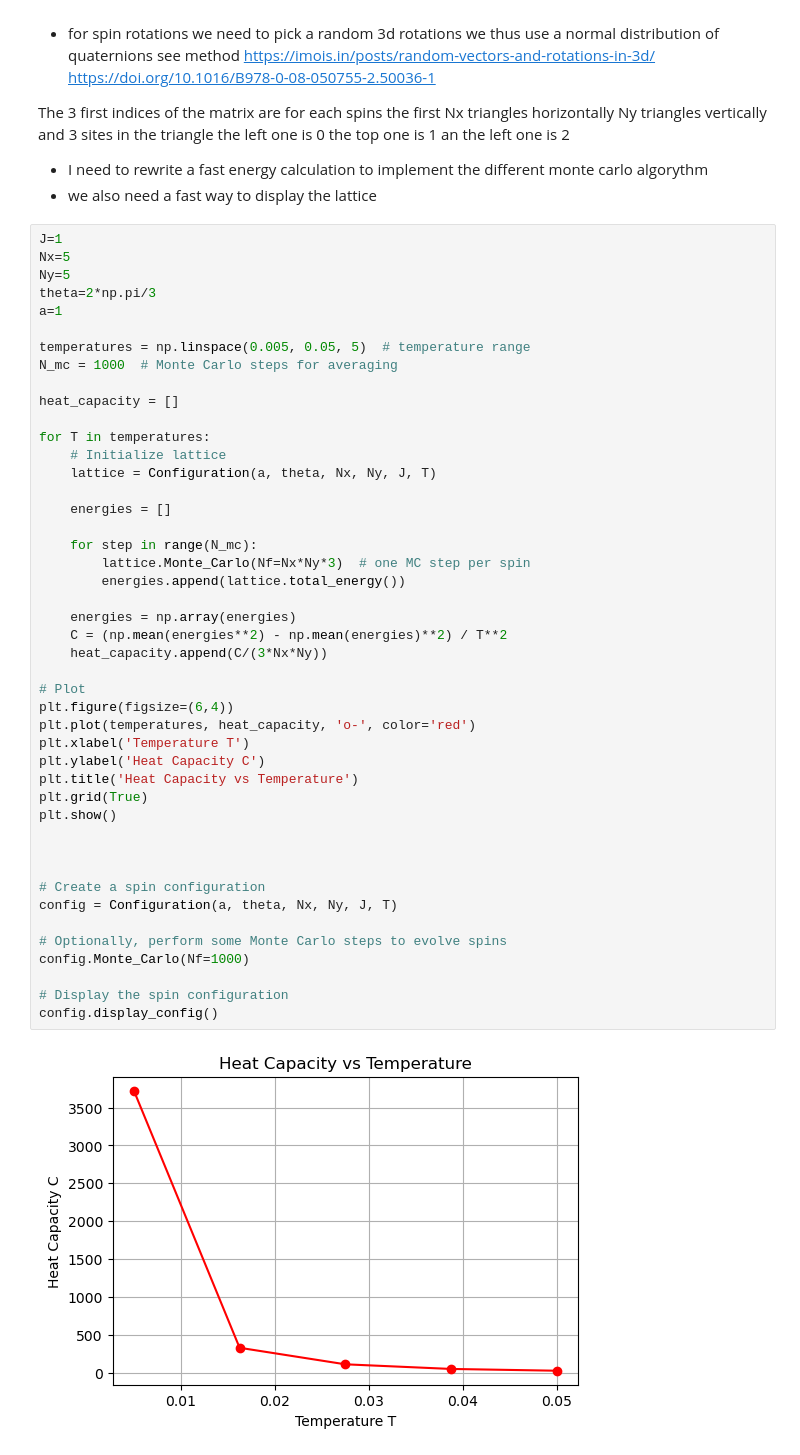
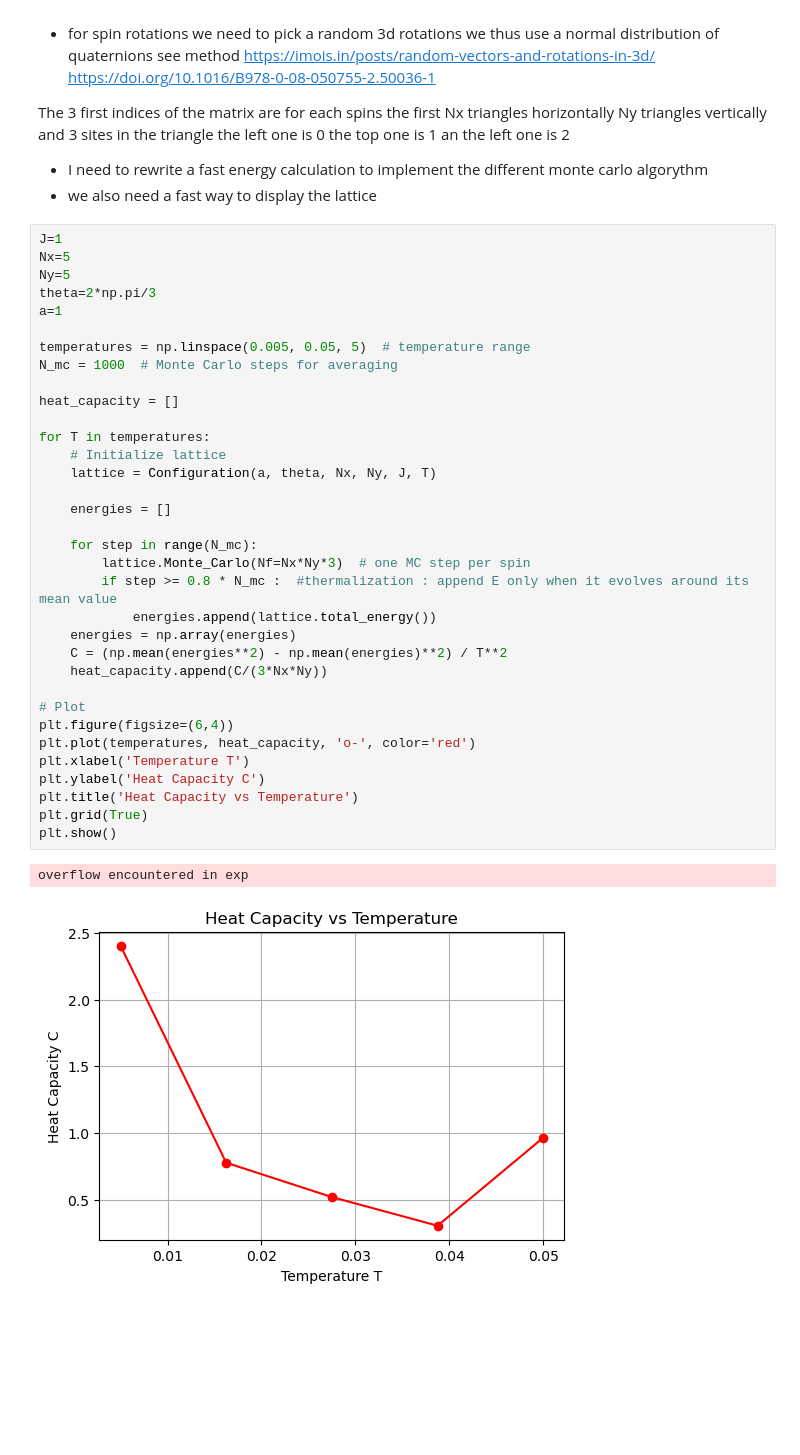
Before and after one commit to Sylvestre2251/Order-by-disorder-Project, a Jupyter notebook: TestHeatCapV3Kagome.ipynb, the cells around one changed output. Saved outputs shown, nothing was run; the diff lists cells and outputs as text; blank space fills up the shorter version.

```diff
--- a/TestHeatCapV3Kagome.ipynb
+++ b/TestHeatCapV3Kagome.ipynb
@@ -178,44 +178,34 @@ Nx=5
 Ny=5
 theta=2*np.pi/3
 a=1
 
 temperatures = np.linspace(0.005, 0.05, 5)  # temperature range
 N_mc = 1000  # Monte Carlo steps for averaging
 
 heat_capacity = []
 
 for T in temperatures:
     # Initialize lattice
     lattice = Configuration(a, theta, Nx, Ny, J, T)
 
     energies = []
 
     for step in range(N_mc):
         lattice.Monte_Carlo(Nf=Nx*Ny*3)  # one MC step per spin
-        energies.append(lattice.total_energy())
-
+        if step >= 0.8 * N_mc :  #thermalization : append E only when it evolves around its mean value
+            energies.append(lattice.total_energy())
     energies = np.array(energies)
     C = (np.mean(energies**2) - np.mean(energies)**2) / T**2
     heat_capacity.append(C/(3*Nx*Ny))
 
 # Plot
 plt.figure(figsize=(6,4))
 plt.plot(temperatures, heat_capacity, 'o-', color='red')
 plt.xlabel('Temperature T')
 plt.ylabel('Heat Capacity C')
 plt.title('Heat Capacity vs Temperature')
 plt.grid(True)
 plt.show()
-
-
-
-# Create a spin configuration
-config = Configuration(a, theta, Nx, Ny, J, T)
-
-# Optionally, perform some Monte Carlo steps to evolve spins
-config.Monte_Carlo(Nf=1000)
-
-# Display the spin configuration
-config.display_config()
 # %% [output]
+overflow encountered in exp
-[figure, old version]
+[figure, new version]
```
